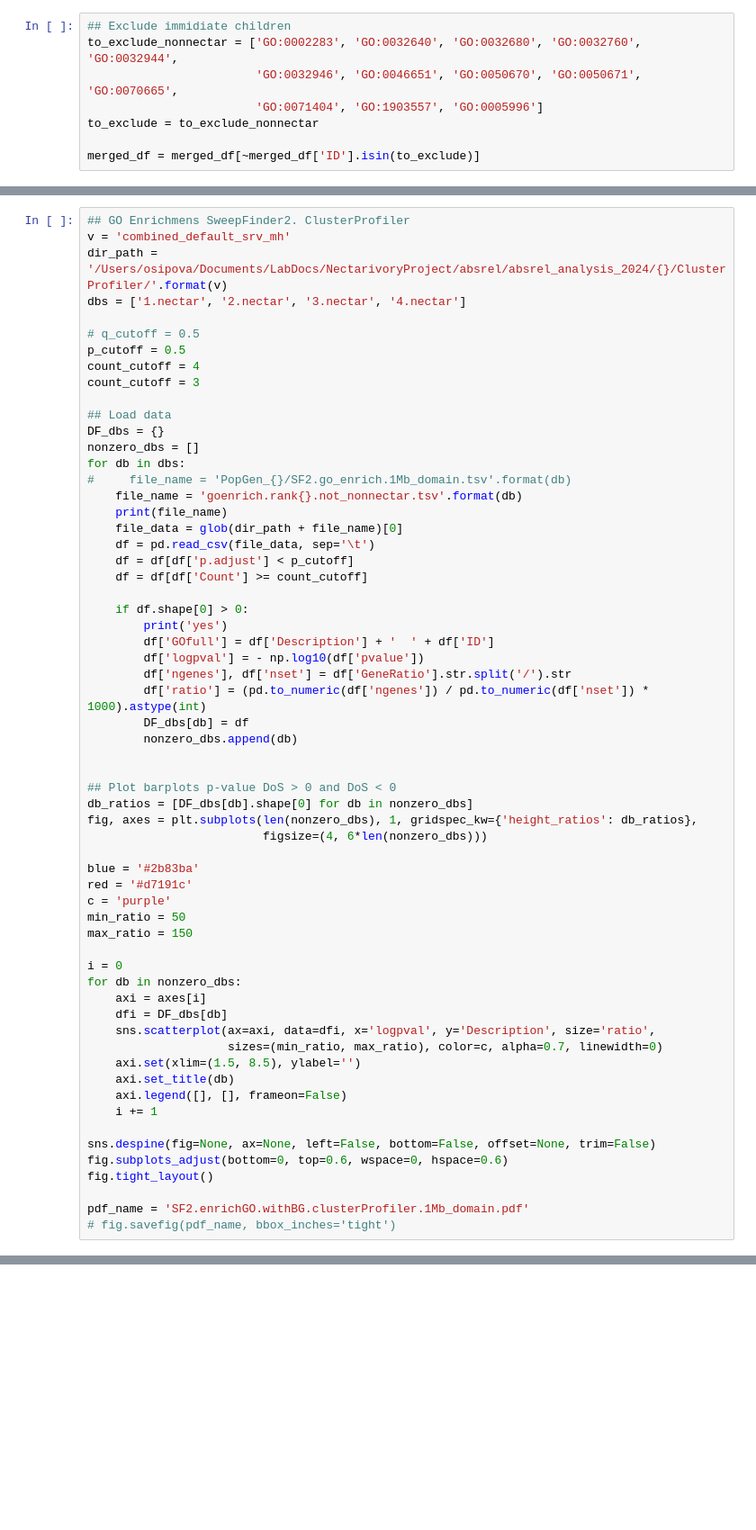
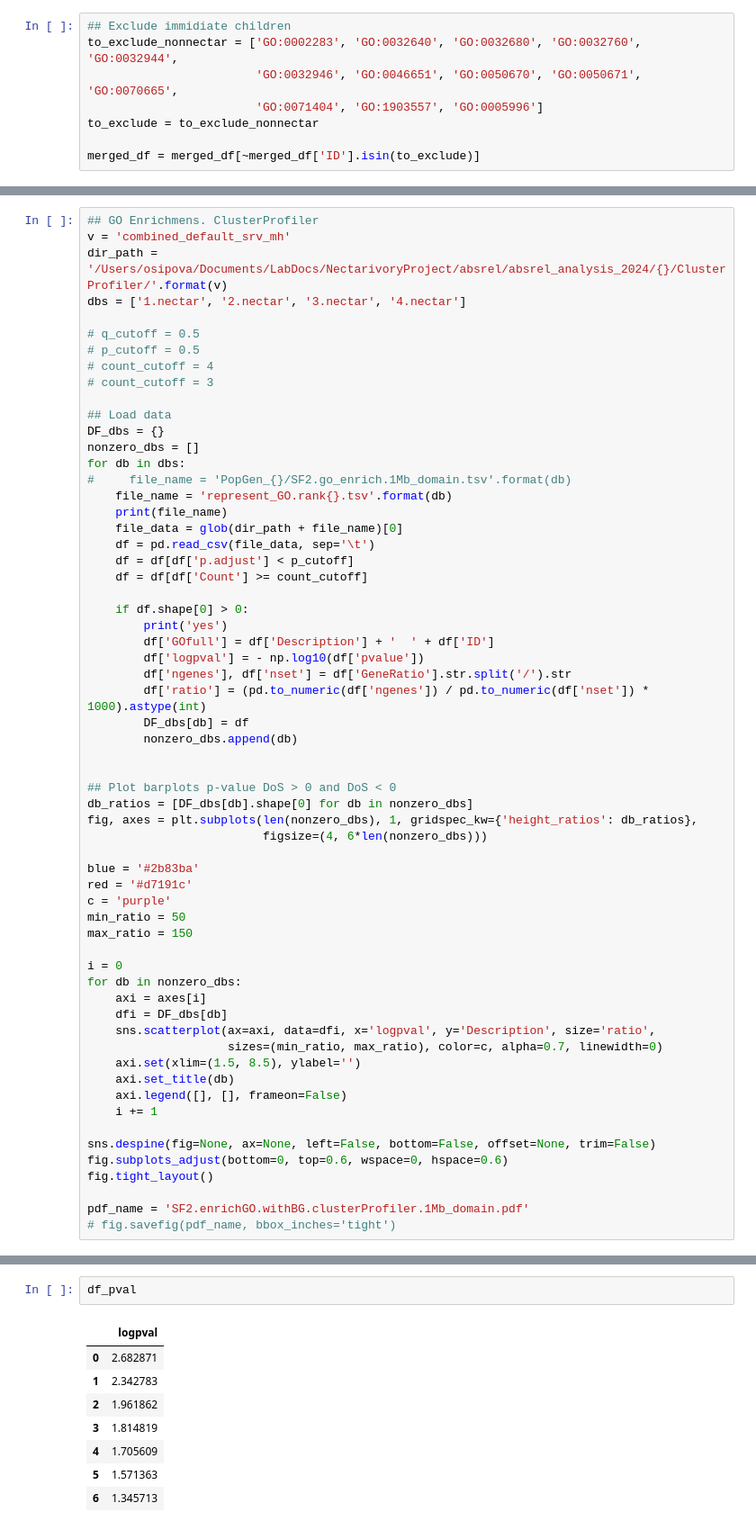
Before and after one commit to osipovarev/absrel, a Jupyter notebook: enrich_go_analysis.ipynb, the cells around one changed output, grey strips where cells are left out. Shown at 90% size. Drawn from its saved outputs; the diff is of its cells as text; blank space fills up the shorter version.

```diff
--- a/enrich_go_analysis.ipynb
+++ b/enrich_go_analysis.ipynb
@@ -228,20 +228,20 @@ The DivergingNorm class was deprecated in Matplotlib 3.2 and will be removed two
 # %%
-## GO Enrichmens SweepFinder2. ClusterProfiler
+## GO Enrichmens. ClusterProfiler
 v = 'combined_default_srv_mh'
 dir_path = '/Users/osipova/Documents/LabDocs/NectarivoryProject/absrel/absrel_analysis_2024/{}/ClusterProfiler/'.format(v)
 dbs = ['1.nectar', '2.nectar', '3.nectar', '4.nectar']
 
 # q_cutoff = 0.5
-p_cutoff = 0.5
-count_cutoff = 4
-count_cutoff = 3
+# p_cutoff = 0.5
+# count_cutoff = 4
+# count_cutoff = 3
 
 ## Load data
 DF_dbs = {}
 nonzero_dbs = []
 for db in dbs:
 #     file_name = 'PopGen_{}/SF2.go_enrich.1Mb_domain.tsv'.format(db)
-    file_name = 'goenrich.rank{}.not_nonnectar.tsv'.format(db)
+    file_name = 'represent_GO.rank{}.tsv'.format(db)
     print(file_name)
     file_data = glob(dir_path + file_name)[0]
     df = pd.read_csv(file_data, sep='\t')
@@ -297,0 +362,11 @@ yes
+# %%
+df_pval
+# %% [output]
+|  | logpval |
+| 0 | 2.682871 |
+| 1 | 2.342783 |
+| 2 | 1.961862 |
+| 3 | 1.814819 |
+| 4 | 1.705609 |
+| 5 | 1.571363 |
+| 6 | 1.345713 |
```
Also changed, not shown: parts of 16 cells of this notebook, 1 other file.
